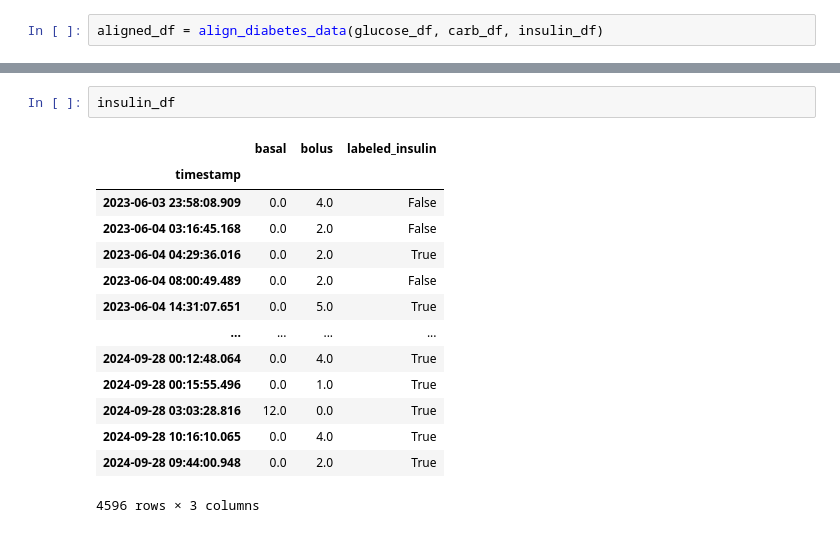
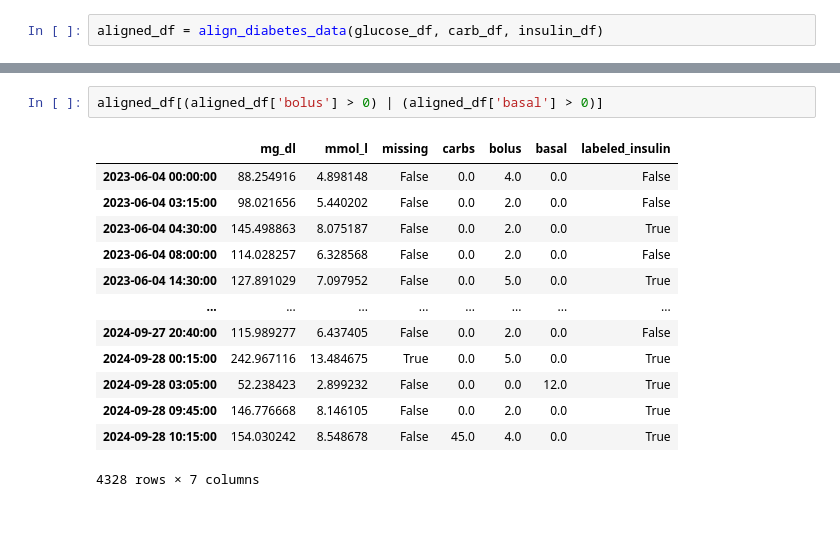
Before and after one commit to Warren8824/cgm-data-processor, a Jupyter notebook: notebooks/examples/load_and_export_data.ipynb, the cells around one changed output, grey strips where cells are left out. Drawn from its saved outputs; the diff is of its cells as text.

```diff
--- a/notebooks/examples/load_and_export_data.ipynb
+++ b/notebooks/examples/load_and_export_data.ipynb
@@ -226,18 +271,17 @@ aligned_df.head(45)
 # %%
-insulin_df
+aligned_df[(aligned_df['bolus'] > 0) | (aligned_df['basal'] > 0)]
 # %% [output]
-|  | basal | bolus | labeled_insulin |
-| timestamp |  |  |  |
-| 2023-06-03 23:58:08.909 | 0.0 | 4.0 | False |
-| 2023-06-04 03:16:45.168 | 0.0 | 2.0 | False |
-| 2023-06-04 04:29:36.016 | 0.0 | 2.0 | True |
-| 2023-06-04 08:00:49.489 | 0.0 | 2.0 | False |
-| 2023-06-04 14:31:07.651 | 0.0 | 5.0 | True |
-| ... | ... | ... | ... |
-| 2024-09-28 00:12:48.064 | 0.0 | 4.0 | True |
-| 2024-09-28 00:15:55.496 | 0.0 | 1.0 | True |
-| 2024-09-28 03:03:28.816 | 12.0 | 0.0 | True |
-| 2024-09-28 10:16:10.065 | 0.0 | 4.0 | True |
-| 2024-09-28 09:44:00.948 | 0.0 | 2.0 | True |
+|  | mg_dl | mmol_l | missing | carbs | bolus | basal | labeled_insulin |
+| 2023-06-04 00:00:00 | 88.254916 | 4.898148 | False | 0.0 | 4.0 | 0.0 | False |
+| 2023-06-04 03:15:00 | 98.021656 | 5.440202 | False | 0.0 | 2.0 | 0.0 | False |
+| 2023-06-04 04:30:00 | 145.498863 | 8.075187 | False | 0.0 | 2.0 | 0.0 | True |
+| 2023-06-04 08:00:00 | 114.028257 | 6.328568 | False | 0.0 | 2.0 | 0.0 | False |
+| 2023-06-04 14:30:00 | 127.891029 | 7.097952 | False | 0.0 | 5.0 | 0.0 | True |
+| ... | ... | ... | ... | ... | ... | ... | ... |
+| 2024-09-27 20:40:00 | 115.989277 | 6.437405 | False | 0.0 | 2.0 | 0.0 | False |
+| 2024-09-28 00:15:00 | 242.967116 | 13.484675 | True | 0.0 | 5.0 | 0.0 | True |
+| 2024-09-28 03:05:00 | 52.238423 | 2.899232 | False | 0.0 | 0.0 | 12.0 | True |
+| 2024-09-28 09:45:00 | 146.776668 | 8.146105 | False | 0.0 | 2.0 | 0.0 | True |
+| 2024-09-28 10:15:00 | 154.030242 | 8.548678 | False | 45.0 | 4.0 | 0.0 | True |
-4596 rows × 3 columns
+4328 rows × 7 columns
 # %%
```
Also changed, not shown: parts of 8 cells of this notebook.
